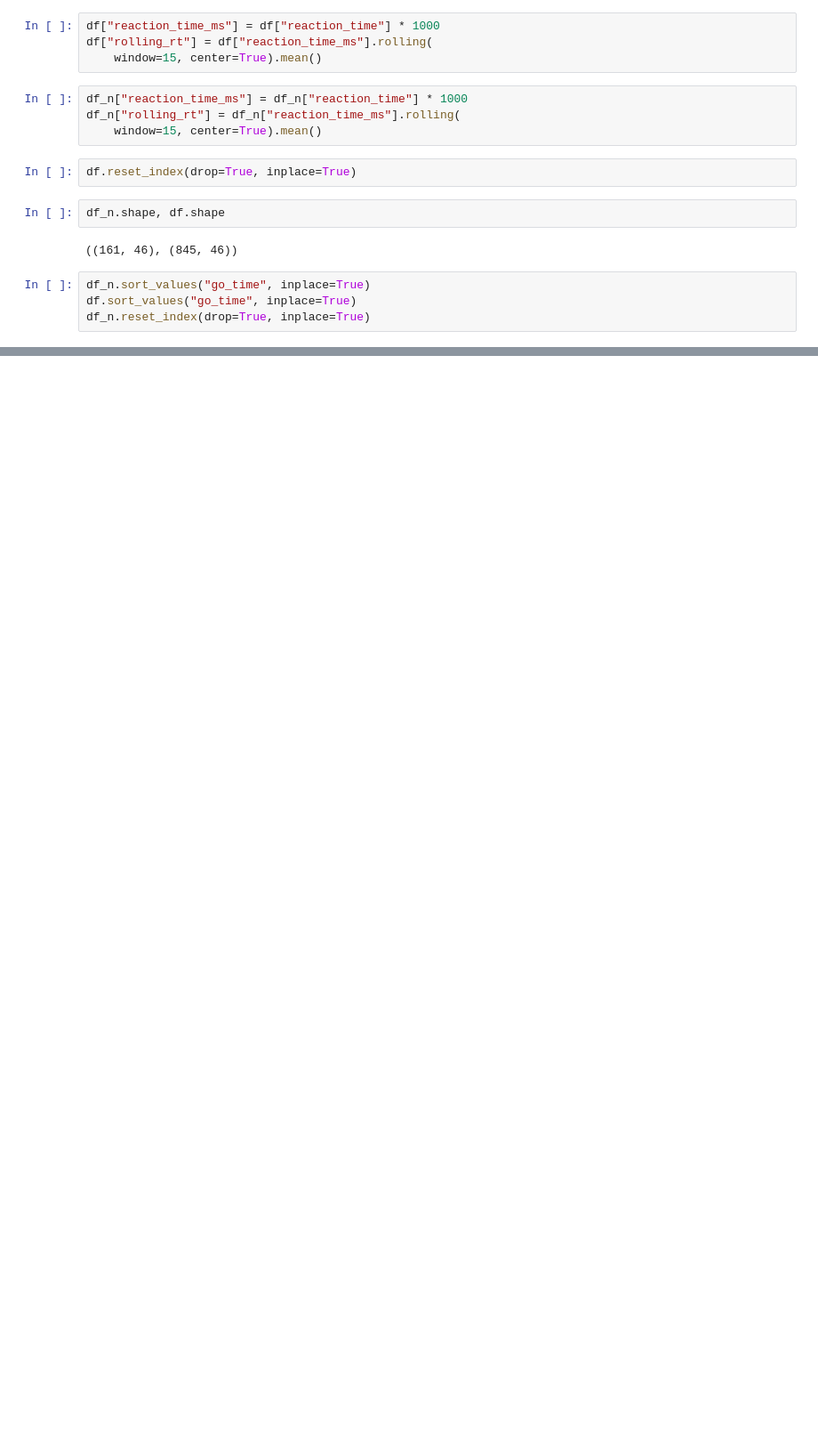
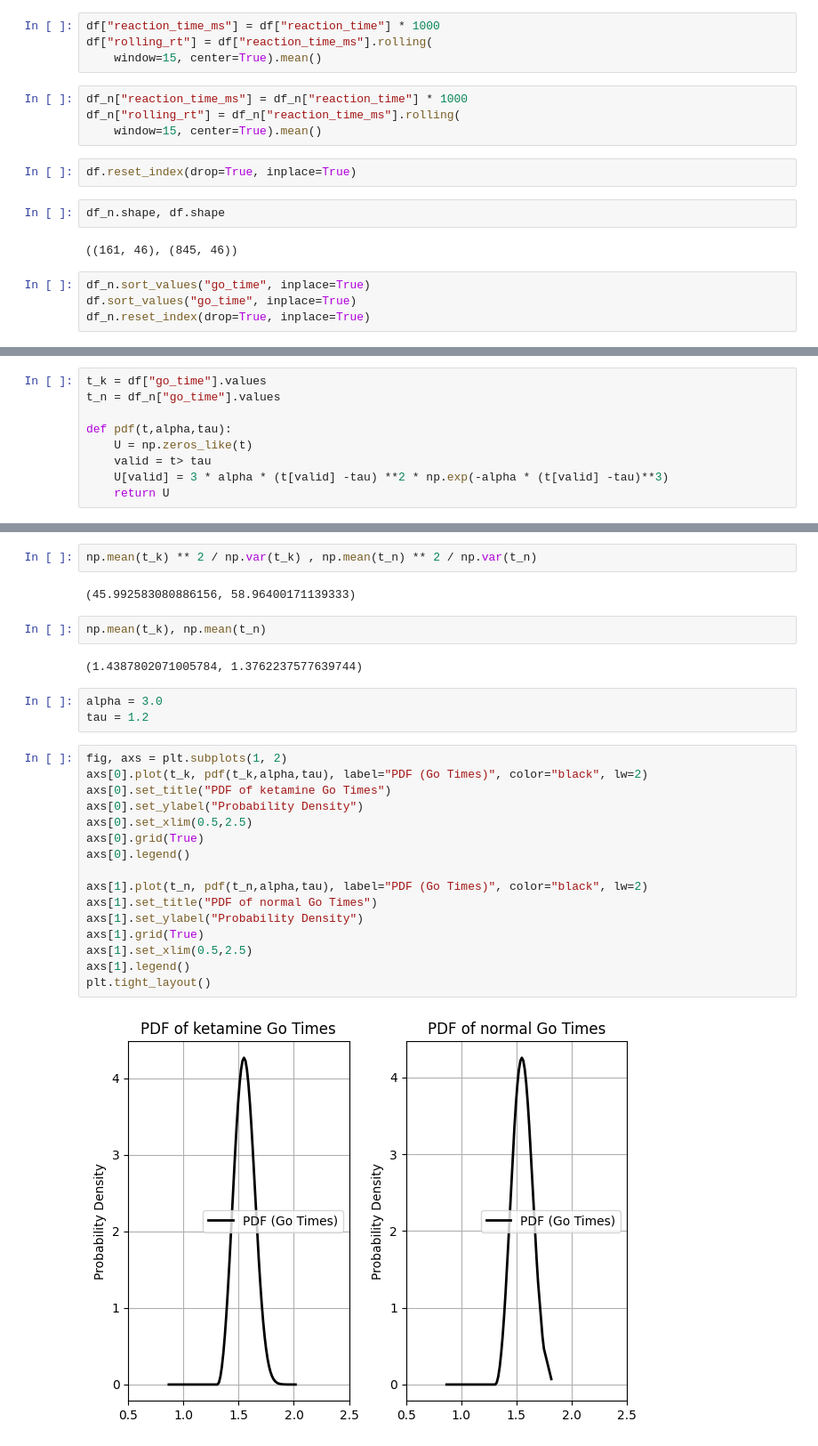
Before and after one commit to Da4kek/Temporal-Dynamics, a Jupyter notebook: Ketamine_data_analysis.ipynb, the cells around one changed output, grey strips where cells are left out. Shown at 89% size. Cells and saved outputs as stored; diff of their text form; blank space fills up the shorter version.

```diff
--- a/Ketamine_data_analysis.ipynb
+++ b/Ketamine_data_analysis.ipynb
@@ -552,0 +118,9 @@ Post-Ketamine phase:
+# %%
+t_k = df["go_time"].values
+t_n = df_n["go_time"].values
+
+def pdf(t,alpha,tau):
+    U = np.zeros_like(t)
+    valid = t> tau
+    U[valid] = 3 * alpha * (t[valid] -tau) **2 * np.exp(-alpha * (t[valid] -tau)**3)
+    return U
@@ -552,0 +131,29 @@ Post-Ketamine phase:
+# %%
+np.mean(t_k) ** 2 / np.var(t_k) , np.mean(t_n) ** 2 / np.var(t_n)
+# %% [output]
+(45.992583080886156, 58.96400171139333)
+# %%
+np.mean(t_k), np.mean(t_n)
+# %% [output]
+(1.4387802071005784, 1.3762237577639744)
+# %%
+alpha = 3.0
+tau = 1.2
+# %%
+fig, axs = plt.subplots(1, 2)
+axs[0].plot(t_k, pdf(t_k,alpha,tau), label="PDF (Go Times)", color="black", lw=2)
+axs[0].set_title("PDF of ketamine Go Times")
+axs[0].set_ylabel("Probability Density")
+axs[0].set_xlim(0.5,2.5)
+axs[0].grid(True)
+axs[0].legend()
+
+axs[1].plot(t_n, pdf(t_n,alpha,tau), label="PDF (Go Times)", color="black", lw=2)
+axs[1].set_title("PDF of normal Go Times")
+axs[1].set_ylabel("Probability Density")
+axs[1].grid(True)
+axs[1].set_xlim(0.5,2.5)
+axs[1].legend()
+plt.tight_layout()
+# %% [output]
+[figure, added]
```
Also changed, not shown: parts of 59 cells of this notebook.
